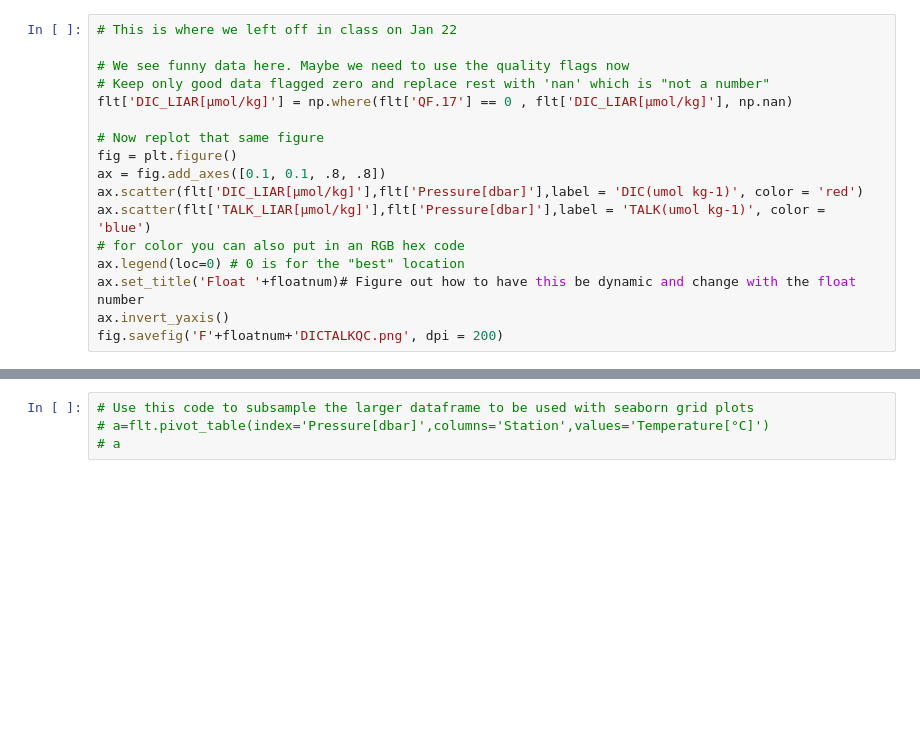
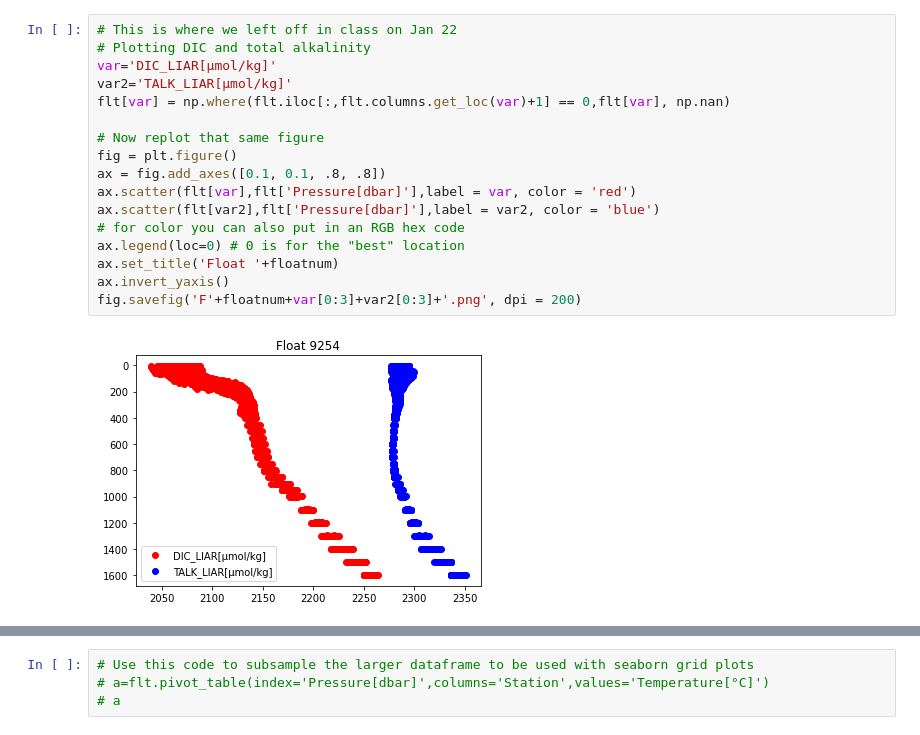
Before and after one commit to ognancy4life/OBD_Lab, a Jupyter notebook: OBD_SOCCOM_L3.ipynb, the cells around one changed output, grey strips where cells are left out. Cells and saved outputs as stored; diff of their text form; blank space fills up the shorter version.

```diff
--- a/OBD_SOCCOM_L3.ipynb
+++ b/OBD_SOCCOM_L3.ipynb
@@ -220,17 +364,19 @@ fig.savefig('F'+floatnum+'DICTALK.png', dpi = 200)
 # %%
 # This is where we left off in class on Jan 22
-
-# We see funny data here. Maybe we need to use the quality flags now
-# Keep only good data flagged zero and replace rest with 'nan' which is "not a number"
-flt['DIC_LIAR[µmol/kg]'] = np.where(flt['QF.17'] == 0 , flt['DIC_LIAR[µmol/kg]'], np.nan)
+# Plotting DIC and total alkalinity
+var='DIC_LIAR[µmol/kg]'
+var2='TALK_LIAR[µmol/kg]'
+flt[var] = np.where(flt.iloc[:,flt.columns.get_loc(var)+1] == 0,flt[var], np.nan)
 
 # Now replot that same figure
 fig = plt.figure()
 ax = fig.add_axes([0.1, 0.1, .8, .8])
-ax.scatter(flt['DIC_LIAR[µmol/kg]'],flt['Pressure[dbar]'],label = 'DIC(umol kg-1)', color = 'red')
-ax.scatter(flt['TALK_LIAR[µmol/kg]'],flt['Pressure[dbar]'],label = 'TALK(umol kg-1)', color = 'blue')
+ax.scatter(flt[var],flt['Pressure[dbar]'],label = var, color = 'red')
+ax.scatter(flt[var2],flt['Pressure[dbar]'],label = var2, color = 'blue')
 # for color you can also put in an RGB hex code
 ax.legend(loc=0) # 0 is for the "best" location
-ax.set_title('Float '+floatnum)# Figure out how to have this be dynamic and change with the float number
+ax.set_title('Float '+floatnum)
 ax.invert_yaxis()
-fig.savefig('F'+floatnum+'DICTALKQC.png', dpi = 200)
+fig.savefig('F'+floatnum+var[0:3]+var2[0:3]+'.png', dpi = 200)
+# %% [output]
+[figure, added]
```
Also changed, not shown: parts of 52 cells of this notebook, 6 other files.
